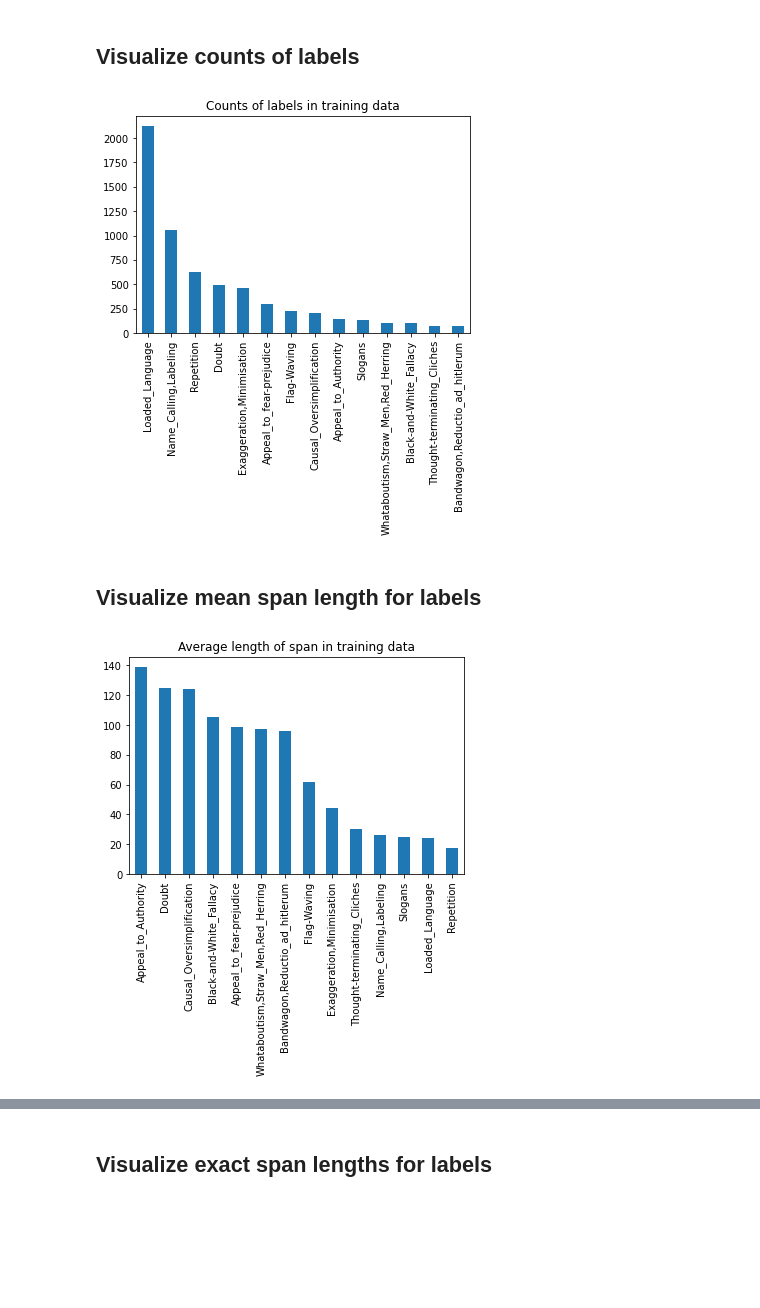
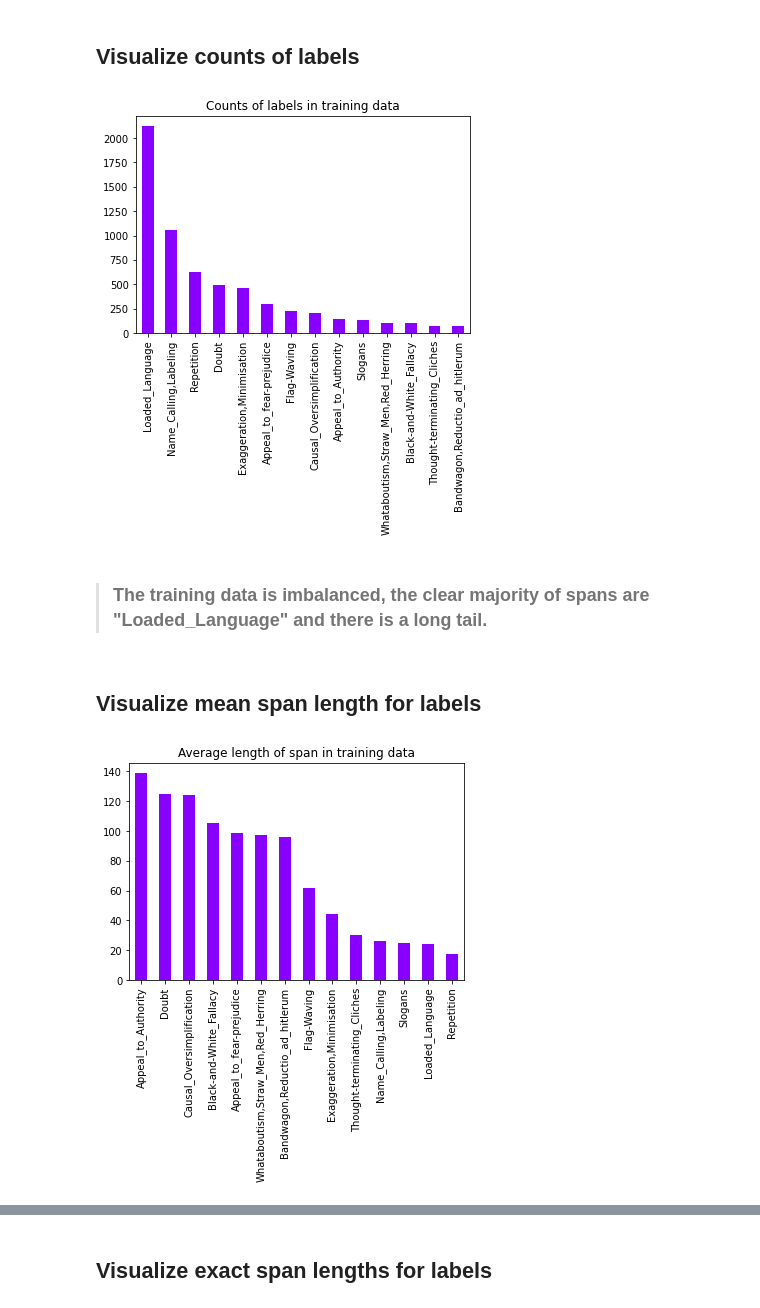
Before and after one commit to Bcromas/propaganda_bert, a Jupyter notebook: EDA.ipynb, the cells around one changed output, grey strips where cells are left out. Saved outputs shown, nothing was run; the diff lists cells and outputs as text; code cells hidden in the pictures; blank space fills up the shorter version.

```diff
--- a/EDA.ipynb
+++ b/EDA.ipynb
@@ -149,14 +153,16 @@ all_spans_viz.rename(columns = {"label":"count"}, inplace = True)
 # %% [markdown]
 ## Visualize counts of labels
 # %%
-all_spans_viz["count"].sort_values(ascending = False).plot.bar();
+all_spans_viz["count"].sort_values(ascending = False).plot.bar(color = "#8800ff");
 plt.title("Counts of labels in training data");
 # %% [output]
-[figure, old version]
+[figure, new version]
+# %% [markdown]
+> ### The training data is imbalanced, the clear majority of spans are "Loaded_Language" and there is a long tail.
 # %% [markdown]
 ## Visualize mean span length for labels
 # %%
-all_spans_viz["span_len"].sort_values(ascending = False).plot.bar();
+all_spans_viz["span_len"].sort_values(ascending = False).plot.bar(color = "#8800ff");
 plt.title("Average length of span in training data");
 # %% [output]
-[figure, old version]
+[figure, new version]
```
Also changed, not shown: parts of 54 cells of this notebook.
